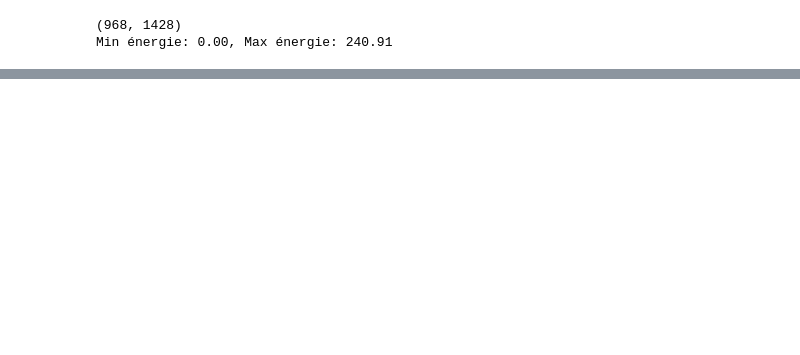
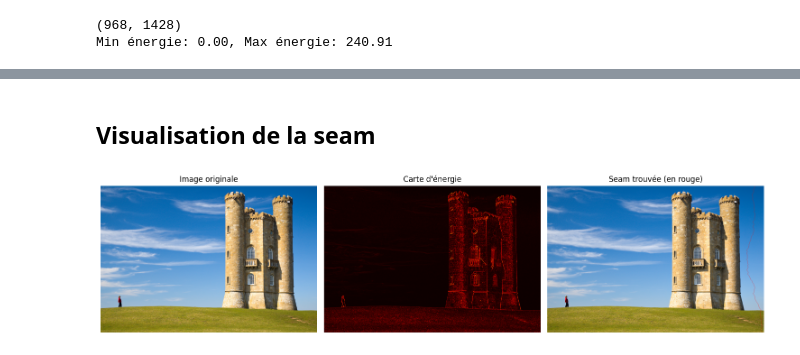
Before and after one commit to DeadlyTalha/seam-carving-project, a Jupyter notebook: seam_carving.ipynb, the cells around one changed output, grey strips where cells are left out. Drawn from its saved outputs; the diff is of its cells as text; code cells hidden in the pictures; blank space fills up the shorter version.

```diff
--- a/seam_carving.ipynb
+++ b/seam_carving.ipynb
@@ -88,0 +139,13 @@ plt.axis('off')
+# %%
+# Test sur notre image
+seam, cost_matrix = find_verticale_seam(energie)
+
+print(f"Seam trouvée ! Longueur: {len(seam)} pixels")
+print(f"Premiers indices: {seam[:5]}...")
+print(f"Derniers indices: {seam[-5:]}")
+
+# Vérification
+print(f"\nVérification:")
+print(f"- Taille seam: {len(seam)} (doit être {energie.shape[0]})")
+print(f"- Min seam index: {min(seam)}")
+print(f"- Max seam index: {max(seam)} (doit être < {energie.shape[1]})")
@@ -88,0 +161,45 @@ plt.axis('off')
+# %% [markdown]
+## Visualisation de la seam
+# %%
+def visualisation_seam(image, seam, color=(255, 0, 0)):
+    """
+    Dessine la seam en rouge sur l'image
+    """
+    img_avec_seam = image.copy()
+    h, w = img_avec_seam.shape[:2]
+
+    for i in range(h):
+        j = seam[i]
+        # Assurer que j est dans les limites
+        j = max(0, min(j, w-1))
+
+        # Dessiner un point rouge sur la seam
+        img_avec_seam[i, j] = color
+
+    return img_avec_seam
+
+# %%
+# Afficher l'image avec la seam
+image_avec_seam = visualisation_seam(image2, seam)
+
+plt.figure(figsize=(15, 5))
+
+plt.subplot(1, 3, 1)
+plt.imshow(image2)
+plt.title("Image originale")
+plt.axis('off')
+
+plt.subplot(1, 3, 2)
+plt.imshow(energie, cmap='hot')
+plt.title("Carte d'énergie")
+plt.axis('off')
+
+plt.subplot(1, 3, 3)
+plt.imshow(image_avec_seam)
+plt.title("Seam trouvée (en rouge)")
+plt.axis('off')
+
+plt.tight_layout()
+plt.show()
+# %% [output]
+[figure, added]
```
Also changed, not shown: parts of 7 cells of this notebook.
